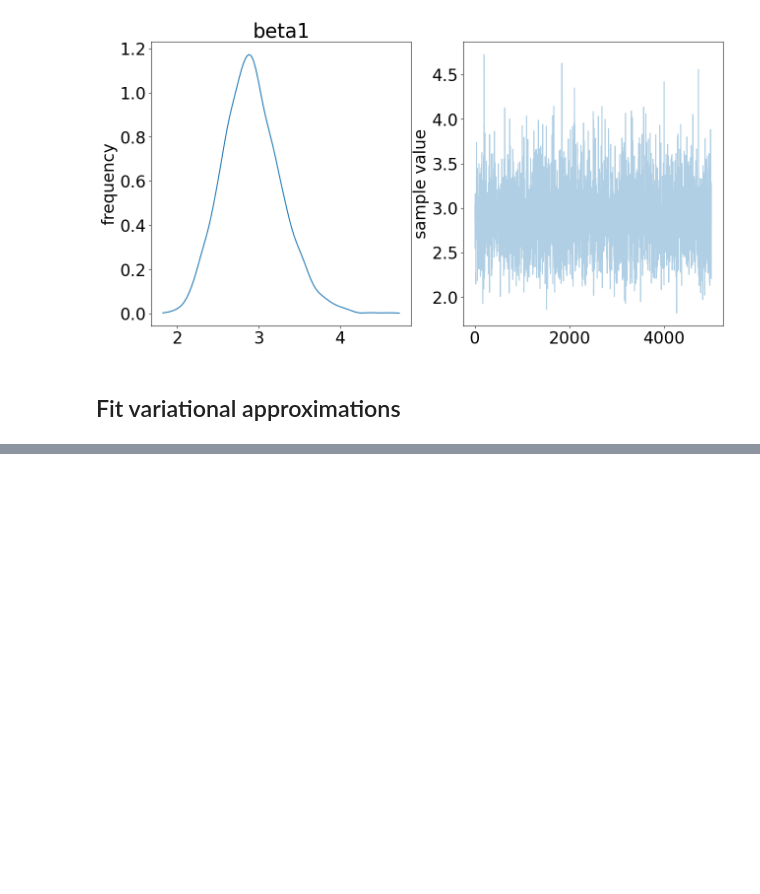
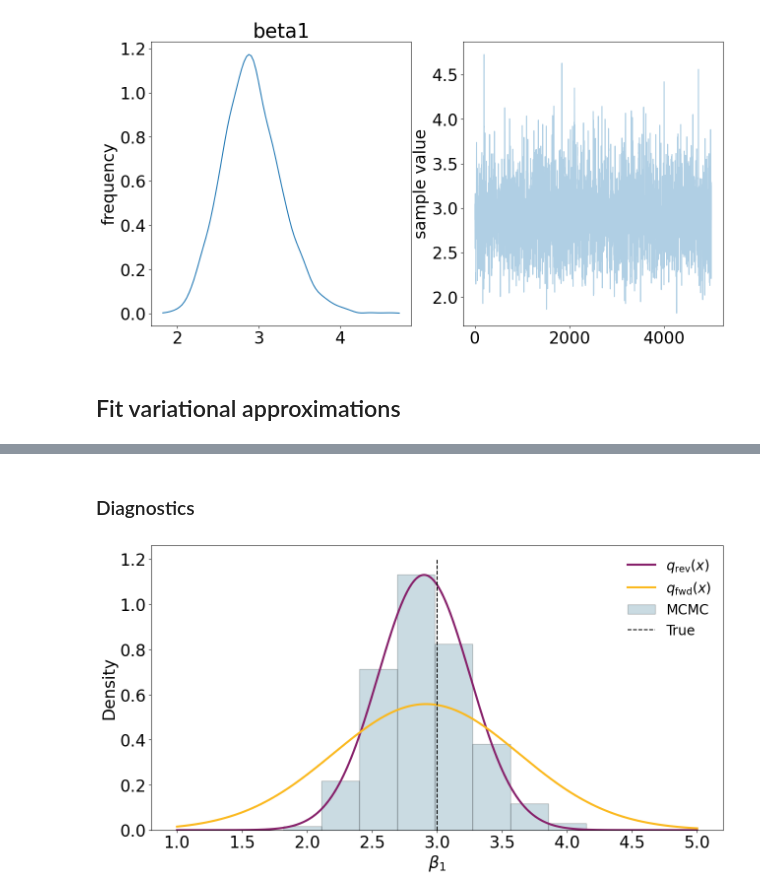
Before and after one commit to giankdiluvi/vi-ci-calibration, a Jupyter notebook: src/logistic_regression.ipynb, the cells around one changed output, grey strips where cells are left out. Cells and saved outputs as stored; diff of their text form; code cells hidden in the pictures; blank space fills up the shorter version.

Commit message:
add vi results and plot

```diff
--- a/src/logistic_regression.ipynb
+++ b/src/logistic_regression.ipynb
@@ -168,0 +311,25 @@ WARNING:pystan:Deprecation warning. PyStan plotting deprecated, use ArviZ librar
+# %%
+# save optimal mean, lsigma values
+# and define log pdf and sampler wrappers
+
+rev_mu=rev_mus[-1]
+rev_lsigma=rev_lsigmas[-1]
+
+rev_lq = lambda x : lq(x,rev_mu,rev_lsigma)
+rev_randq = lambda B : rev_mu+np.exp(rev_lsigma)*np.random.randn(B)
+# %%
+##########################
+##########################
+#    forward KL opt      #
+##########################
+##########################
+
+# optimization settings
+np.random.seed(520)
+max_iters=10001
+B=5000 # monte carlo sample size for gradient estimation
+lr_mu=1e-1
+lr_lsigma=1e-3
+divergence='fwd-kl'
+
+fwd_mus,fwd_lsigmas=gaussianVI(lp,randp,divergence,B,max_iters,lr_mu,lr_lsigma)
@@ -168,0 +355,24 @@ WARNING:pystan:Deprecation warning. PyStan plotting deprecated, use ArviZ librar
+# %%
+# save optimal mean, lsigma values
+# and define log pdf and sampler wrappers
+
+fwd_mu=fwd_mus[-1]
+fwd_lsigma=fwd_lsigmas[-1]
+
+fwd_lq = lambda x : lq(x,fwd_mu,fwd_lsigma)
+fwd_randq = lambda B : fwd_mu+np.exp(fwd_lsigma)*np.random.randn(B)
+# %% [markdown]
+### Diagnostics
+# %%
+lsx=np.linspace(1,5,1000)
+#plt.plot(lsx,lp(lsx),c="black", label=r'$\log p(x)$',lw=3)
+plt.plot(lsx,np.exp(rev_lq(lsx)),c='#87216BFF', label=r'$q_{\mathrm{rev}}(x)$',lw=3)
+plt.plot(lsx,np.exp(fwd_lq(lsx)),c='#FBB91FFF', label=r'$q_{\mathrm{fwd}}(x)$',lw=3)
+plt.hist(samples['beta1'], color='#2D718EFF',ec='black',alpha=0.25,label='MCMC',density=True)
+plt.vlines(true_beta[1],0,1.2,color='black',ls='dashed',label='True')
+plt.xlabel(r'$\beta_1$')
+plt.ylabel('Density')
+leg = plt.legend(fontsize='small',frameon=False)
+#plt.savefig(figpath + 'logreg_logq.pdf', dpi=300, bbox_inches='tight')
+# %% [output]
+[figure, added]
```
Also changed, not shown: parts of 8 cells of this notebook.
